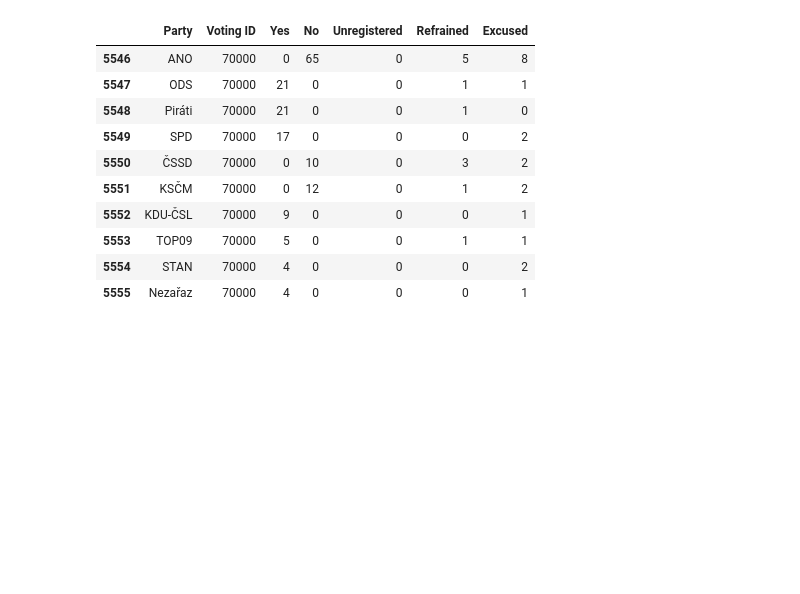
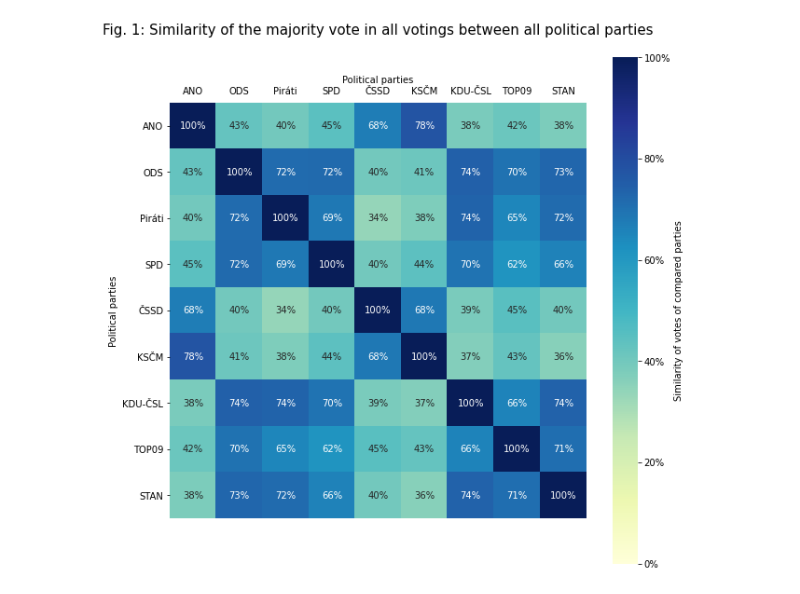
Before and after one commit to chododom/BI-VZD, a Jupyter notebook: 01/homework_01_B201.ipynb, the cells around one changed output. Drawn from its saved outputs; the diff is of its cells as text; code cells hidden in the pictures; blank space fills up the shorter version.

Commit message:
Visualize party voting matches and parties' attendence in time

```diff
--- a/01/homework_01_B201.ipynb
+++ b/01/homework_01_B201.ipynb
@@ -232,18 +264,49 @@ Processing page: 73900
 # %%
+# load data
 df_v = pd.read_csv('data/votings.csv', delimiter=';')
 df_i = pd.read_csv('data/individuals.csv', delimiter=';')
 df_p = pd.read_csv('data/parties.csv', delimiter=';')
-
-df_p.loc[df_p['Voting ID'] == 70000]
-# %% [output]
-|  | Party | Voting ID | Yes | No | Unregistered | Refrained | Excused |
-| 5546 | ANO | 70000 | 0 | 65 | 0 | 5 | 8 |
-| 5547 | ODS | 70000 | 21 | 0 | 0 | 1 | 1 |
-| 5548 | Piráti | 70000 | 21 | 0 | 0 | 1 | 0 |
-| 5549 | SPD | 70000 | 17 | 0 | 0 | 0 | 2 |
-| 5550 | ČSSD | 70000 | 0 | 10 | 0 | 3 | 2 |
-| 5551 | KSČM | 70000 | 0 | 12 | 0 | 1 | 2 |
-| 5552 | KDU-ČSL | 70000 | 9 | 0 | 0 | 0 | 1 |
-| 5553 | TOP09 | 70000 | 5 | 0 | 0 | 1 | 1 |
-| 5554 | STAN | 70000 | 4 | 0 | 0 | 0 | 2 |
-| 5555 | Nezařaz | 70000 | 4 | 0 | 0 | 0 | 1 |
+# %%
+df1 = df_p[df_p.Party != "Nezařaz"]
+parties = (df1[df1['Voting ID'] == voting_start])['Party']
+party_cnt = len(parties)
+
+# create party vectors
+party_matrix = []
+for p in range(party_cnt):
+    vec = df1[df1.Party == parties[p]]
+    vec = vec['Max'].tolist()
+    party_matrix.append([])
+    for v in range(len(vec)):
+        party_matrix[p].append(vec[v])
+
+voting_cnt = len(party_matrix[0])
+
+# create matrix showing the similarity of parties' votes
+similarity_matrix = np.zeros(shape=(len(parties), len(parties)))
+for first in range(party_cnt):
+    for second in range(party_cnt):
+        matched = 0
+        for voting in range(voting_cnt):
+            if party_matrix[first][voting] == party_matrix[second][voting]:
+                matched += 1
+        similarity_matrix[first][second] = matched / voting_cnt
+        #print(f'{first} and {second} matched {matched}x')
+
+
+# visualize results using a heatmap
+fig, ax = plt.subplots(figsize=(10, 10))
+
+fmt = lambda x,pos: '{:.0%}'.format(x)
+sns.heatmap(similarity_matrix, vmin=0, vmax=1, annot=True, square=True, cmap='YlGnBu', fmt='.0%', cbar_kws={'format': FuncFormatter(fmt),
+                                                                                                           'label' : 'Similarity of votes of compared parties'})
+
+ax.set_xticklabels(parties.tolist())
+ax.set_yticklabels(parties.tolist(), rotation=0)
+ax.set_title('Fig. 1: Similarity of the majority vote in all votings between all political parties', fontsize=15, y=1.15)
+plt.tick_params(axis='both', which='major', labelsize=10, labelbottom = False, bottom=False, top = False, labeltop=True)
+plt.xlabel('Political parties')
+plt.ylabel('Political parties')
+ax.xaxis.set_label_position('top')
+# %% [output]
+[figure, added]
```
Also changed, not shown: parts of 9 cells of this notebook, 3 other files.
